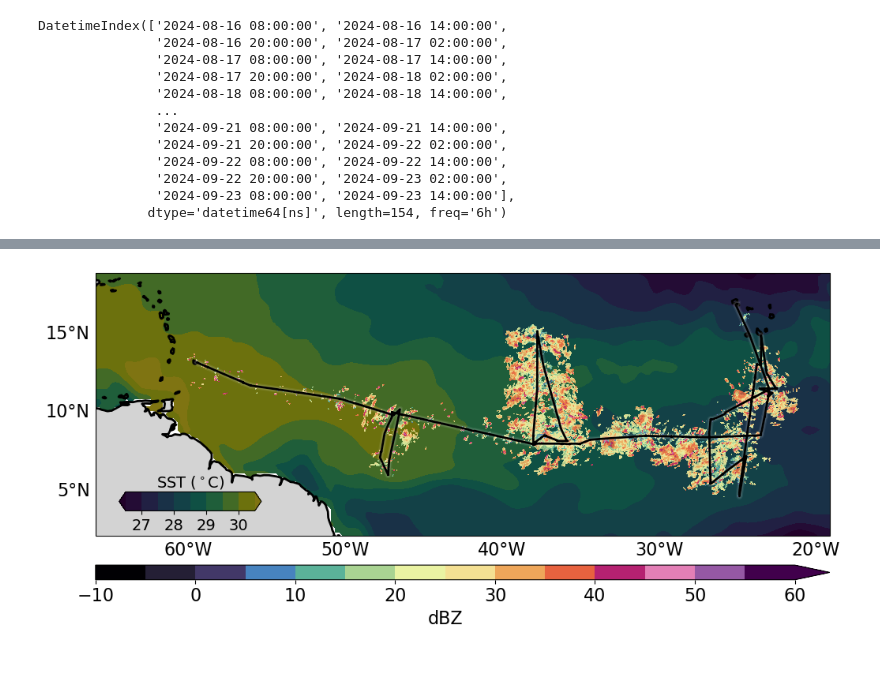
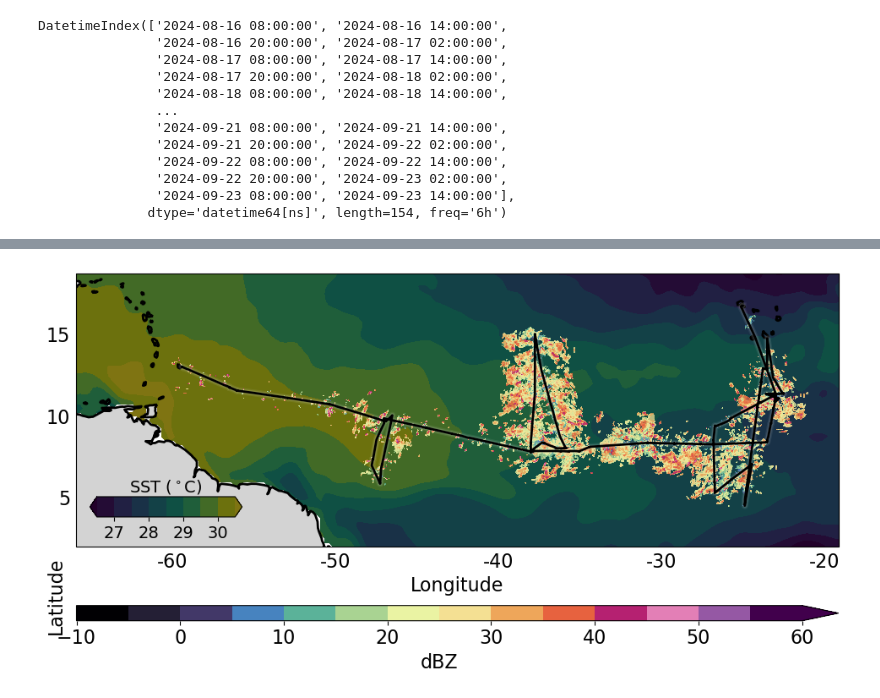
Before and after one commit to allison-wing/PICCOLO_overview_paper, a Jupyter notebook: plot_fig_seapol_mosaic_SST.ipynb, the cells around one changed output, grey strips where cells are left out. Saved outputs shown, nothing was run; the diff lists cells and outputs as text; code cells hidden in the pictures; blank space fills up the shorter version.

Commit message:
adjusting lat/lon labels

```diff
--- a/plot_fig_seapol_mosaic_SST.ipynb
+++ b/plot_fig_seapol_mosaic_SST.ipynb
@@ -289,60 +270,48 @@ gl.top_labels = False
 gl.right_labels = False
 gl.xlocator = mticker.FixedLocator([-60, -50, -40, -30, -20, -10, 0, 10])
 gl.ylocator = mticker.FixedLocator([0, 5, 10, 15, 20, 25, 30])
-gl.xformatter = LONGITUDE_FORMATTER
-gl.yformatter = LATITUDE_FORMATTER
+gl.xformatter = LongitudeFormatter(number_format='.0f', degree_symbol='', direction_label=False, dateline_direction_label=False)
+gl.yformatter = LatitudeFormatter(number_format='.0f', degree_symbol='', direction_label=False)
 gl.xlabel_style = {'size': 16}
 gl.ylabel_style = {'size': 16}
 
 # Plot SST
 im1 = ax.contourf(sst_mean.lon, sst_mean.lat, sst_mean.sst[0,:,:], vmin=26.5, vmax=30.5, levels=np.linspace(26.5,30.5,9), cmap=dimmer_viridis,extend='both')
-#cbar = plt.colorbar(im1, ax=ax, orientation='vertical',pad=0.04, shrink=0.6)
-#cbar.ax.tick_params(labelsize=16)
-#cbar.set_label(r'SST ($^\circ$C)', fontsize=16)
 
 # Plot ship track with a glowing effect
 for glow_width, glow_alpha in zip([2, 4, 6], [0.2, 0.12, 0.07]):
     ax.plot(DSHIP.lon, DSHIP.lat, color='white', linewidth=glow_width, alpha=glow_alpha, zorder=10)
 # Main line on top
 ax.plot(DSHIP.lon, DSHIP.lat, color='black', linewidth=2, zorder=11)
 
 #New way with re-indexed data
 im = ax.contourf(lon_6h[0,:,:], lat_6h[0,:,:],dbz_6h[0,:,:],vmin=-10, vmax=60, levels = np.linspace(-10,60,15), cmap=discrete_mask_cmap, extend = 'max')
 for n in range(1, len(time_6h)-1):
     ax.contourf(lon_6h[n,:,:], lat_6h[n,:,:],dbz_6h[n,:,:],vmin=-10, vmax=60, levels = np.linspace(-10,60,15), cmap=discrete_mask_cmap,alpha=0.75)
 # Plot last time step
 ax.contourf(lon_6h[-1,:,:], lat_6h[-1,:,:],dbz_6h[-1,:,:],vmin=-10, vmax=60, levels = np.linspace(-10,60,15), cmap=discrete_mask_cmap,alpha=0.75)
 
-## Plot reflectivity mosaic
-#im = ax.contourf(seapol.longitude[61,:,:], seapol.latitude[61,:,:],dbz4[61,:,:],vmin=-10, vmax=60, levels = np.linspace(-10,60,15), cmap=discrete_mask_cmap, extend = 'max')
-##plt.plot(seapol.longitude[61,245,245], seapol.latitude[61,245,245], 'ko', markersize=1)
-#interval = 36 #interval of time steps to plot (72 -> 12 hours)
-#for n in range(0, 127):
-#    ax.contourf(seapol.longitude[61+interval*n,:,:], seapol.latitude[61+interval*n,:,:],dbz4[61+interval*n,:,:],vmin=-10, vmax=60, levels = np.linspace(-10,60,15), cmap=discrete_mask_cmap,alpha=0.75)
-#    #plt.plot(seapol.longitude[61+interval*n,245,245], seapol.latitude[61+interval*n,245,245], 'ko', markersize=1)
-#ax.contourf(seapol.longitude[-1,:,:], seapol.latitude[-1,:,:],dbz4[-1,:,:],vmin=-10, vmax=60, levels = np.linspace(-10,60,15), cmap=discrete_mask_cmap,alpha=0.75)
-##plt.plot(seapol.longitude[-1,245,245], seapol.latitude[-1,245,245], 'ko', markersize=1)
-
-# Plot ship track
-#plt.plot(DSHIP.lon, DSHIP.lat, 'k-', linewidth=2)
-
 #add colorbar
-cbar = plt.colorbar(im, ax=ax, orientation='horizontal',pad=0.08,aspect=50)
+cbar = plt.colorbar(im, ax=ax, orientation='horizontal',pad=0.15,shrink=0.97,aspect=50)
 cbar.ax.tick_params(labelsize=16)
 cbar.set_label('dBZ', fontsize=16)
 ax.coastlines()
 
-cbar_ax = fig.add_axes([0.15, 0.34, 0.15, 0.04])  # [left, bottom, width, height] in figure fraction
+cb_pos = cbar.ax.get_position()
+fig.text((cb_pos.x0 + cb_pos.x1) / 2, cb_pos.y1 + 0.02, 'Longitude', ha='center', va='bottom', fontsize=16)
+fig.text(cb_pos.x0 - 0.05, cb_pos.y1 + 0.5, 'Latitude', ha='center', va='bottom', rotation='vertical', fontsize=16)
+
+cbar_ax = fig.add_axes([0.15, 0.38, 0.15, 0.04])  # [left, bottom, width, height] in figure fraction
 cbar = plt.colorbar(im1, cax=cbar_ax, orientation='horizontal')
 cbar.ax.xaxis.set_label_position('top')
 cbar.ax.xaxis.set_ticks_position('bottom')
 cbar.set_label(r'SST ($^\circ$C)',fontsize=14)  #add a label to the colorbar
 cbar.set_ticks(np.linspace(27,30,4))
 cbar.set_ticklabels([f'{x:2.0f}' for x in np.linspace(27,30,4)],fontsize=14)
 
 #plt.title('Mosaic of SEA-POL long-range scans every 6 hours', fontsize=16)
 
 ## Save plot
 plt.savefig('./figures/Fig_seapol_mosaic_SST.pdf', bbox_inches='tight', dpi=300)
 # %% [output]
-[figure, old version]
+[figure, new version]
```
Also changed, not shown: parts of 2 cells of this notebook, 1 other file.
